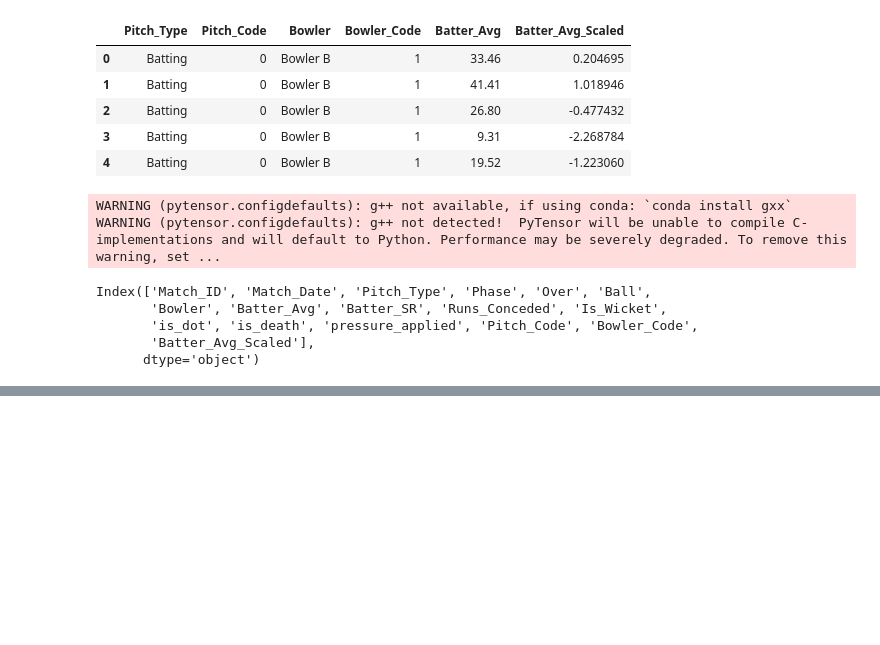
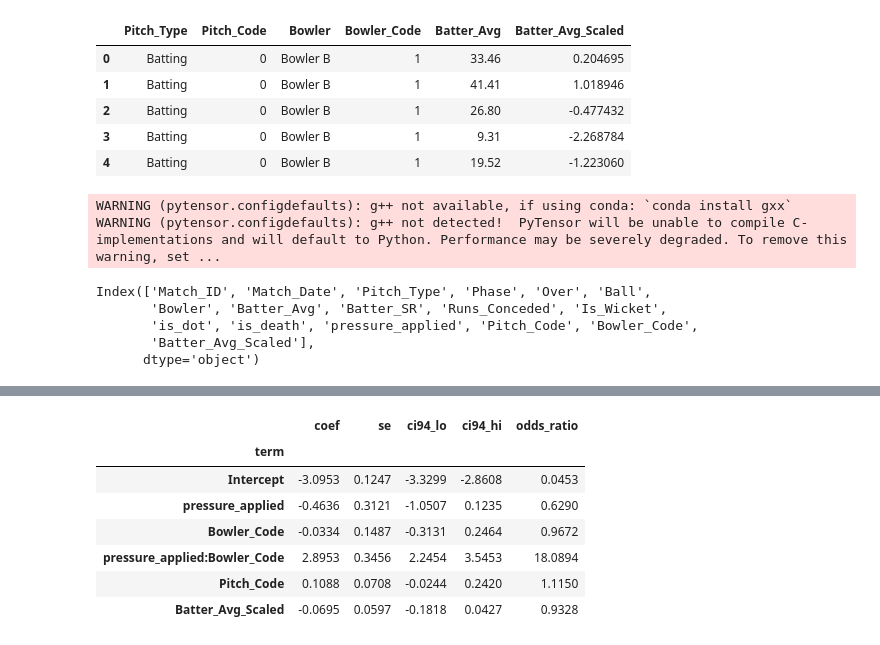
Before and after one commit to Safeer-7/IPL_Auction_Analytics, a Jupyter notebook: notebooks/bayesian_model.ipynb, the cells around one changed output, grey strips where cells are left out. Cells and saved outputs as stored; diff of their text form; code cells hidden in the pictures; blank space fills up the shorter version.

```diff
--- a/notebooks/bayesian_model.ipynb
+++ b/notebooks/bayesian_model.ipynb
@@ -78,0 +125,84 @@ with pm.Model() as pressure_model:
+# %%
+# === PHASE 3: PRESSURE EFFECT ANALYSIS (SAFE VERSION) ===
+
+import numpy as np
+import pandas as pd
+import scipy.stats as st
+import matplotlib.pyplot as plt
+
+res = model  # logistic regression results
+
+# Confirmed parameter names
+p_name = "pressure_applied"
+int_name = "pressure_applied:Bowler_Code"
+
+params = res.params
+bse = res.bse
+cov = res.cov_params()
+
+z94 = st.norm.ppf(0.97)  # 94% interval
+
+# Build coefficient table
+rows = []
+for name in params.index:
+    coef = params[name]
+    se = bse[name]
+    ci_lo = coef - z94 * se
+    ci_hi = coef + z94 * se
+    rows.append({
+        "term": name,
+        "coef": coef,
+        "se": se,
+        "ci94_lo": ci_lo,
+        "ci94_hi": ci_hi,
+        "odds_ratio": np.exp(coef)
+    })
+
+coef_table = pd.DataFrame(rows).set_index("term")
+print("=== Coefficients (94% CI) ===")
+display(coef_table)
+
+# PRESSURE EFFECT FOR A AND B
+beta_p = params[p_name]                         # pressure main effect
+beta_int = params[int_name]                     # bowler*pressure interaction
+
+var_p = cov.loc[p_name, p_name]
+var_int = cov.loc[int_name, int_name]
+cov_p_int = cov.loc[p_name, int_name]
+
+# Bowler A = beta_p
+mean_A = beta_p
+se_A = np.sqrt(var_p)
+ciA = (mean_A - z94*se_A, mean_A + z94*se_A)
+
+# Bowler B = beta_p + beta_int
+mean_B = beta_p + beta_int
+var_B = var_p + var_int + 2*cov_p_int
+se_B = np.sqrt(var_B)
+ciB = (mean_B - z94*se_B, mean_B + z94*se_B)
+
+# Difference B - A = beta_int
+mean_diff = beta_int
+se_diff = np.sqrt(var_int)
+ciD = (mean_diff - z94*se_diff, mean_diff + z94*se_diff)
+
+print("\n=== Pressure Effect (log-odds) ===")
+print(f"Bowler A: mean={mean_A:.4f}, SE={se_A:.4f}, 94% CI={ciA}")
+print(f"Bowler B: mean={mean_B:.4f}, SE={se_B:.4f}, 94% CI={ciB}")
+print(f"Difference (B - A): mean={mean_diff:.4f}, SE={se_diff:.4f}, 94% CI={ciD}")
+
+# Probability(B > A)
+prob_B_gt_A = 1 - st.norm.cdf(0, loc=mean_diff, scale=se_diff)
+print(f"\nP(PressureEffect_B > PressureEffect_A) ≈ {prob_B_gt_A:.3f}")
+
+# Decision
+if ciD[0] > 0:
+    decision = "BUY B — B has stronger pressure effect (94% HDI)"
+elif ciD[1] < 0:
+    decision = "BUY A — A has stronger pressure effect (94% HDI)"
+else:
+    decision = "AMBIGUOUS — HDI overlaps zero"
+
+print("\n=== FINAL DECISION ===")
+print(decision)
+# %% [output]
@@ -78,0 +210,8 @@ with pm.Model() as pressure_model:
+|  | coef | se | ci94_lo | ci94_hi | odds_ratio |
+| term |  |  |  |  |  |
+| Intercept | -3.0953 | 0.1247 | -3.3299 | -2.8608 | 0.0453 |
+| pressure_applied | -0.4636 | 0.3121 | -1.0507 | 0.1235 | 0.6290 |
+| Bowler_Code | -0.0334 | 0.1487 | -0.3131 | 0.2464 | 0.9672 |
+| pressure_applied:Bowler_Code | 2.8953 | 0.3456 | 2.2454 | 3.5453 | 18.0894 |
+| Pitch_Code | 0.1088 | 0.0708 | -0.0244 | 0.2420 | 1.1150 |
+| Batter_Avg_Scaled | -0.0695 | 0.0597 | -0.1818 | 0.0427 | 0.9328 |
```
Also changed, not shown: parts of 8 cells of this notebook.
